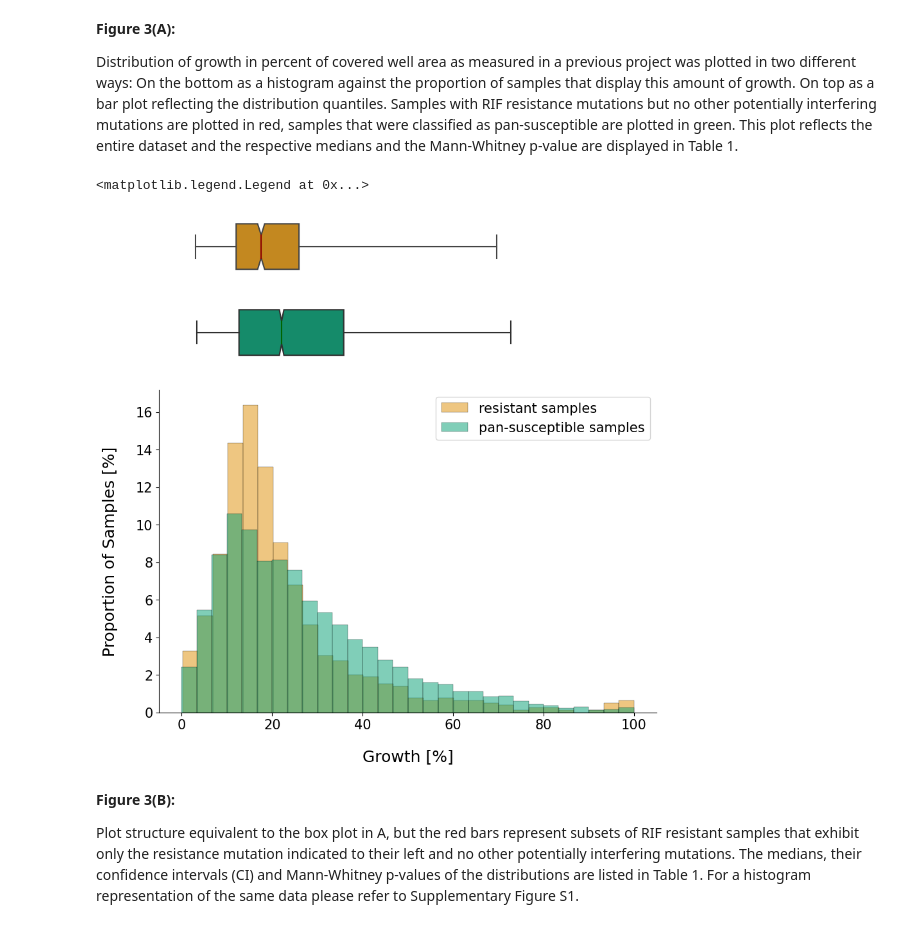
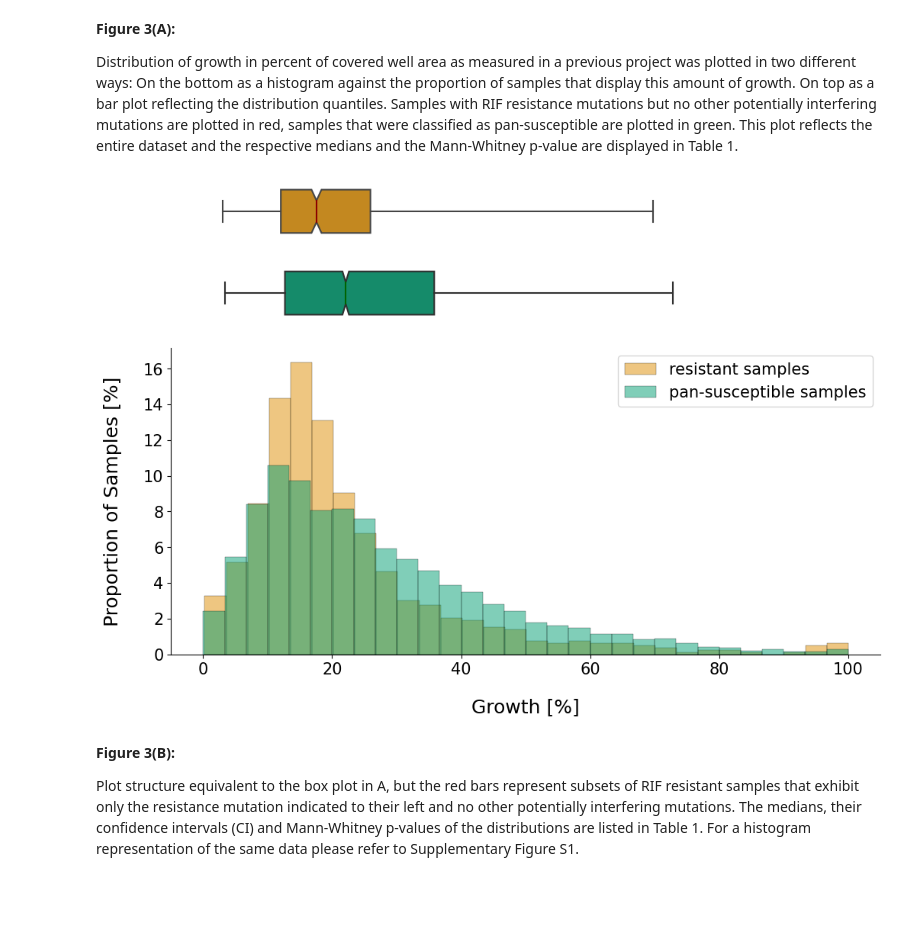
Before and after one commit to viktoria023/thesis, a Jupyter notebook: tb-rnap-compensation/Recreate_figures_paper.ipynb, the cells around one changed output. Cells and saved outputs as stored; diff of their text form; code cells hidden in the pictures; blank space fills up the shorter version.

Commit message:
finetune figures 3 and 7

```diff
--- a/tb-rnap-compensation/Recreate_figures_paper.ipynb
+++ b/tb-rnap-compensation/Recreate_figures_paper.ipynb
@@ -165,42 +165,41 @@ stats.append(['any resistance', res_boot[0], res_boot[1][0], res_boot[1][1],
 fig, (ax_box1, ax_box2, ax_hist) = plt.subplots(3, sharex = True,
                                                 gridspec_kw = {"height_ratios": (0.15, 0.15, 0.85)})
 #fig, ax = plt.subplots()
-fig.set_size_inches(10, 10)
+fig.set_size_inches(12, 8)
 
 
 sns.histplot(data = resistant, label="resistant samples", color = colors[1], **hist_args)
 #plt.axvline(resistant.median(), color = 'darkred', linewidth = 1)
 
 sns.histplot(data = susceptible, label="pan-susceptible samples", color = colors[2], **hist_args)
 #plt.axvline(susceptible.median(), color = 'darkgreen', linewidth = 1)
 
 sns.boxplot(resistant.to_list(), ax = ax_box1, color = colors[1], medianprops={"color": "darkred"},
               **box_args) #usermedians = [res_boot[0]], conf_intervals = [res_boot[1]],
 sns.boxplot(susceptible.to_list(), ax = ax_box2, color = colors[2], medianprops={"color": "darkgreen"},
              **box_args) #usermedians = [sus_boot[0]], conf_intervals = [sus_boot[1]],
 
 #Despine plots
 sns.despine(top = True, right=True, left = False, bottom = False, offset = False, trim = False)
 
 axes = [ax_box1, ax_box2]
 for ax in axes:
     sns.despine(ax = ax, top = True, right=True, left = True, bottom = True, offset = False, trim = False)
     ax.tick_params(left=False, bottom=False)
     ax.set(yticklabels=[])
     ax.set(xlabel='')
 
 #label plots
 plt.xlabel("Growth [%]", size = 18, labelpad = 20)
 plt.xticks(fontsize = 15)
 plt.ylabel("Proportion of Samples [%]", size = 18, labelpad = 20)
 plt.yticks(fontsize = 15)
 plt.legend(loc = 'upper right', fontsize = 15)
 
 #uncomment this for saving figure:
-#fig.savefig('res_vs_sus.svg', format='svg', dpi=1200)
+fig.savefig('res_vs_sus.svg', format='svg', dpi=1200)
 # %% [output]
-<matplotlib.legend.Legend at 0x...>
-[figure, old version]
+[figure, new version]
 # %% [markdown]
 **Figure 3(B):**
 
```
Also changed, not shown: parts of 10 cells of this notebook.
